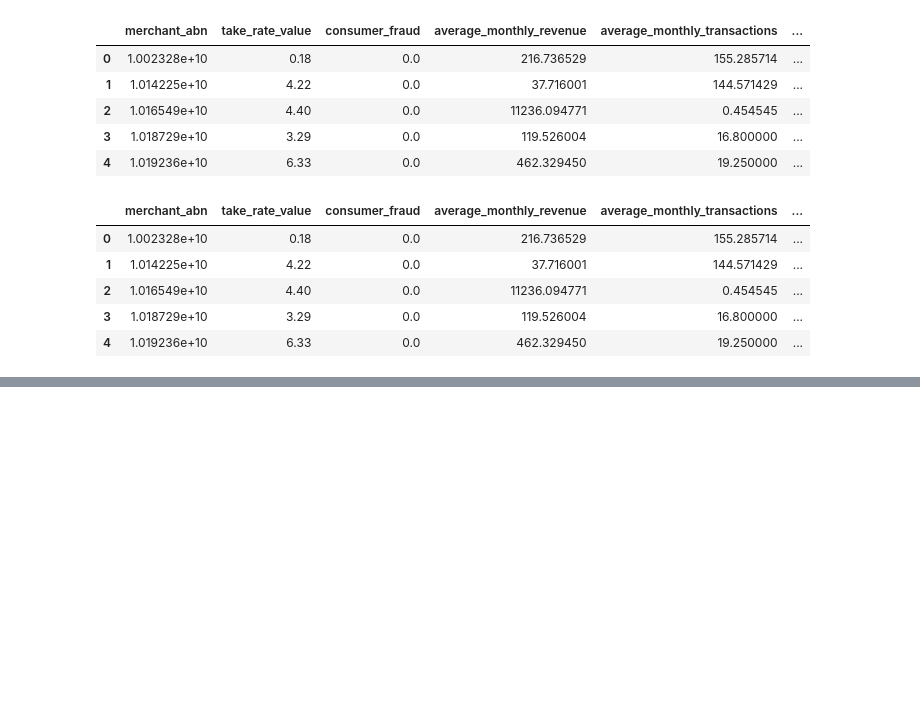
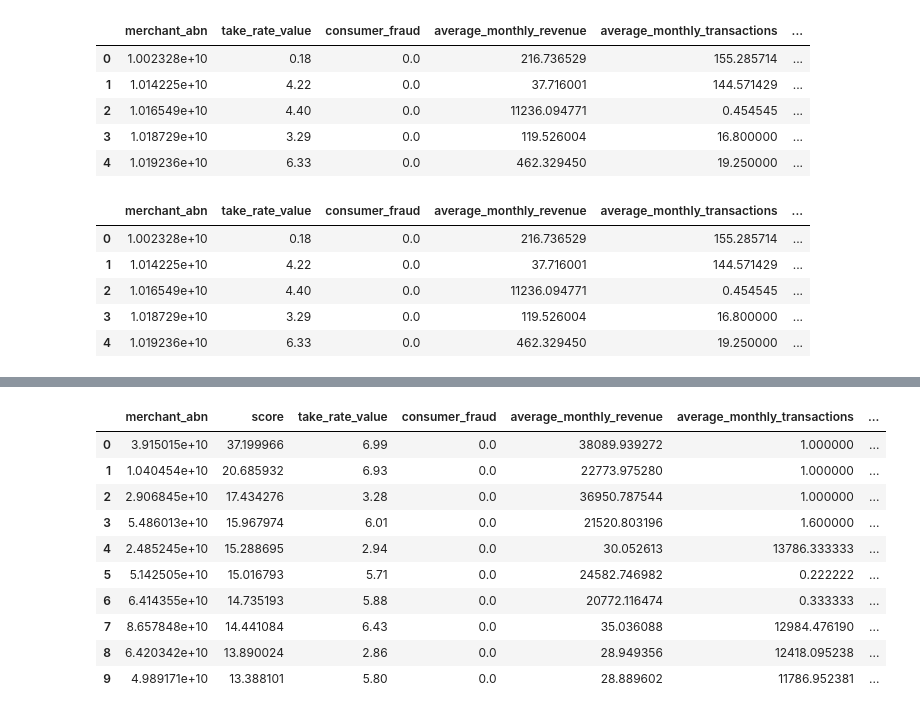
Before and after one commit to MAST30034-AppliedDataScience/project-2-group-buy-now-pay-later-industry-project-24, a Jupyter notebook: notebooks/Big merge.ipynb, the cells around one changed output, grey strips where cells are left out. Cells and saved outputs as stored; diff of their text form; code cells hidden in the pictures; blank space fills up the shorter version.

```diff
--- a/notebooks/Big merge.ipynb
+++ b/notebooks/Big merge.ipynb
@@ -100,6 +100,7 @@ final_df = category_df.merge(merchant_fraud, on='merchant_abn', how='left')
 final_df['fraud_probability_y'] = final_df['fraud_probability_y'].apply(lambda x: 0 if pd.isna(x) else 1)
 final_df = final_df.drop(columns = ['order_datetime'])
 final_df = final_df.rename(columns={'fraud_probability_x': 'consumer_fraud', 'fraud_probability_y': 'merchant_fraud'})
+final_df2 = final_df
 # %%
 final_df.head()
 # %% [output]
@@ -368,0 +360,25 @@ Top 10 merchants in 'Retail Goods':
+# %%
+import pandas as pd
+
+# Assuming top_100_merchants and final_df2 are your DataFrames
+
+# Select only the 'merchant_abn' and 'score' columns from top_100_merchants
+top_100_merchants_reduced = top_100_merchants[['merchant_abn', 'score']]
+
+# Merge with final_df2 on 'merchant_abn', keeping only the merchants from top_100_merchants
+top_100_merged = pd.merge(top_100_merchants_reduced, final_df2, on='merchant_abn', how='left')
+
+# Display the first few rows of the merged DataFrame to verify
+top_100_merged.head(10)
+# %% [output]
+|  | merchant_abn | score | take_rate_value | consumer_fraud | average_monthly_revenue | average_monthly_transactions | ... |
+| 0 | 3.915015e+10 | 37.199966 | 6.99 | 0.0 | 38089.939272 | 1.000000 | ... |
+| 1 | 1.040454e+10 | 20.685932 | 6.93 | 0.0 | 22773.975280 | 1.000000 | ... |
+| 2 | 2.906845e+10 | 17.434276 | 3.28 | 0.0 | 36950.787544 | 1.000000 | ... |
+| 3 | 5.486013e+10 | 15.967974 | 6.01 | 0.0 | 21520.803196 | 1.600000 | ... |
+| 4 | 2.485245e+10 | 15.288695 | 2.94 | 0.0 | 30.052613 | 13786.333333 | ... |
+| 5 | 5.142505e+10 | 15.016793 | 5.71 | 0.0 | 24582.746982 | 0.222222 | ... |
+| 6 | 6.414355e+10 | 14.735193 | 5.88 | 0.0 | 20772.116474 | 0.333333 | ... |
+| 7 | 8.657848e+10 | 14.441084 | 6.43 | 0.0 | 35.036088 | 12984.476190 | ... |
+| 8 | 6.420342e+10 | 13.890024 | 2.86 | 0.0 | 28.949356 | 12418.095238 | ... |
+| 9 | 4.989171e+10 | 13.388101 | 5.80 | 0.0 | 28.889602 | 11786.952381 | ... |
```
Also changed, not shown: parts of 14 cells of this notebook.
